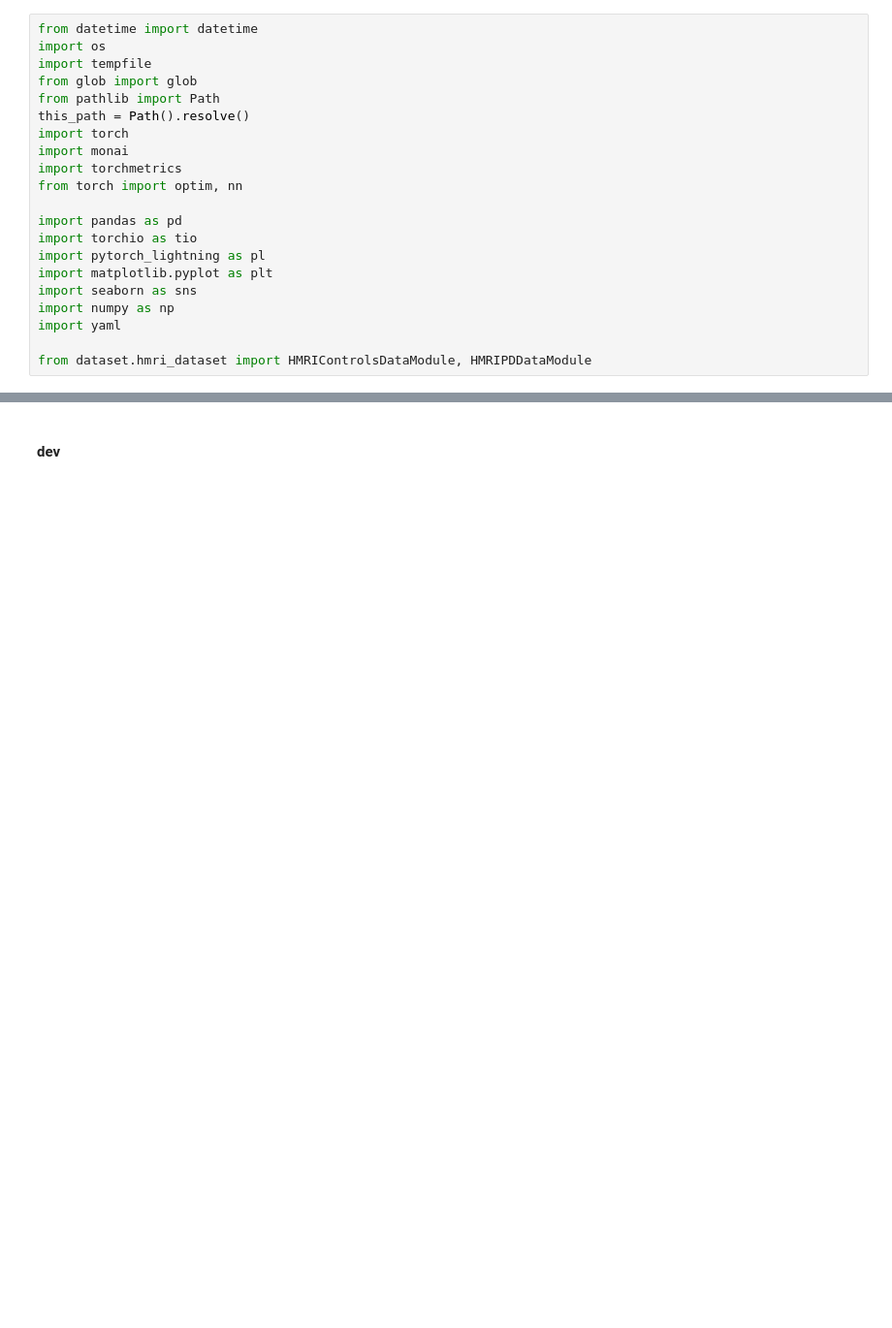
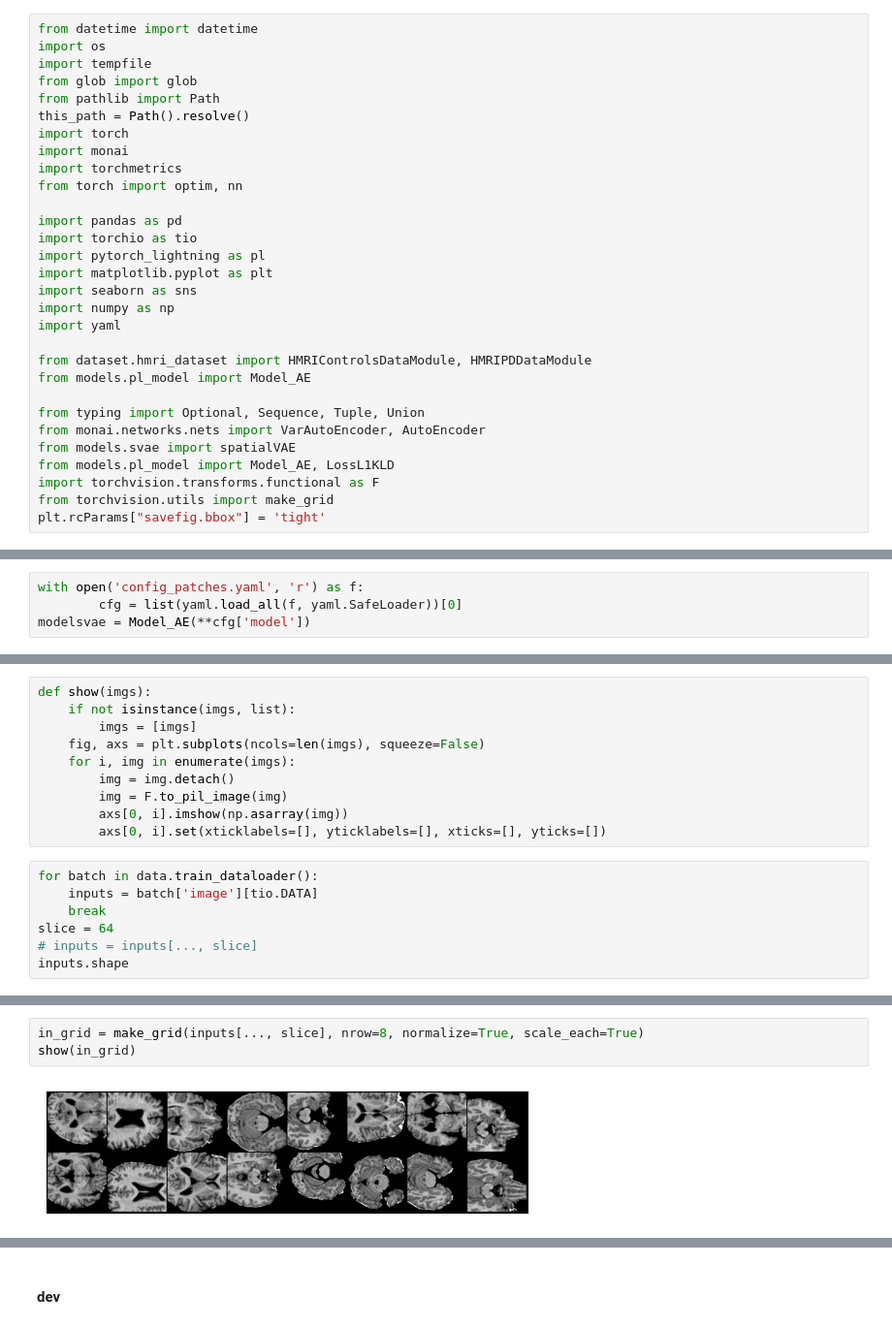
Before and after one commit to alexCortinaU/parkinson_classification, a Jupyter notebook: autoencoders.ipynb, the cells around one changed output, grey strips where cells are left out. Shown at 97% size. Cells and saved outputs as stored; diff of their text form; blank space fills up the shorter version.

Commit message:
first vae and svae exps

```diff
--- a/autoencoders.ipynb
+++ b/autoencoders.ipynb
@@ -19,4 +23,13 @@ import numpy as np
 import yaml
 
 from dataset.hmri_dataset import HMRIControlsDataModule, HMRIPDDataModule
+from models.pl_model import Model_AE
+
+from typing import Optional, Sequence, Tuple, Union
+from monai.networks.nets import VarAutoEncoder, AutoEncoder
+from models.svae import spatialVAE
+from models.pl_model import Model_AE, LossL1KLD
+import torchvision.transforms.functional as F
+from torchvision.utils import make_grid
+plt.rcParams["savefig.bbox"] = 'tight'
 # %% [output]
@@ -24,0 +38,4 @@ from dataset.hmri_dataset import HMRIControlsDataModule, HMRIPDDataModule
+# %%
+with open('config_patches.yaml', 'r') as f:
+        cfg = list(yaml.load_all(f, yaml.SafeLoader))[0]
+modelsvae = Model_AE(**cfg['model'])
@@ -24,0 +93,17 @@ from dataset.hmri_dataset import HMRIControlsDataModule, HMRIPDDataModule
+# %%
+def show(imgs):
+    if not isinstance(imgs, list):
+        imgs = [imgs]
+    fig, axs = plt.subplots(ncols=len(imgs), squeeze=False)
+    for i, img in enumerate(imgs):
+        img = img.detach()
+        img = F.to_pil_image(img)
+        axs[0, i].imshow(np.asarray(img))
+        axs[0, i].set(xticklabels=[], yticklabels=[], xticks=[], yticks=[])
+# %%
+for batch in data.train_dataloader():
+    inputs = batch['image'][tio.DATA]
+    break
+slice = 64
+# inputs = inputs[..., slice]
+inputs.shape
@@ -24,0 +112,5 @@ from dataset.hmri_dataset import HMRIControlsDataModule, HMRIPDDataModule
+# %%
+in_grid = make_grid(inputs[..., slice], nrow=8, normalize=True, scale_each=True)
+show(in_grid)
+# %% [output]
+[figure, added]
```
Also changed, not shown: parts of 13 cells of this notebook, 10 other files.
